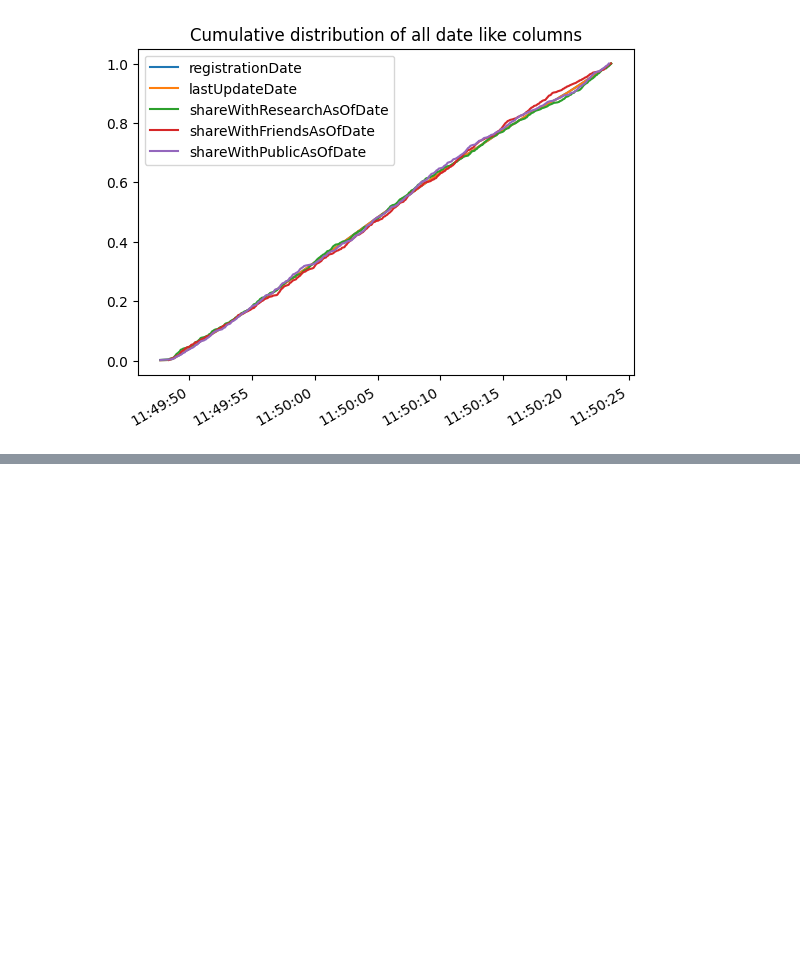
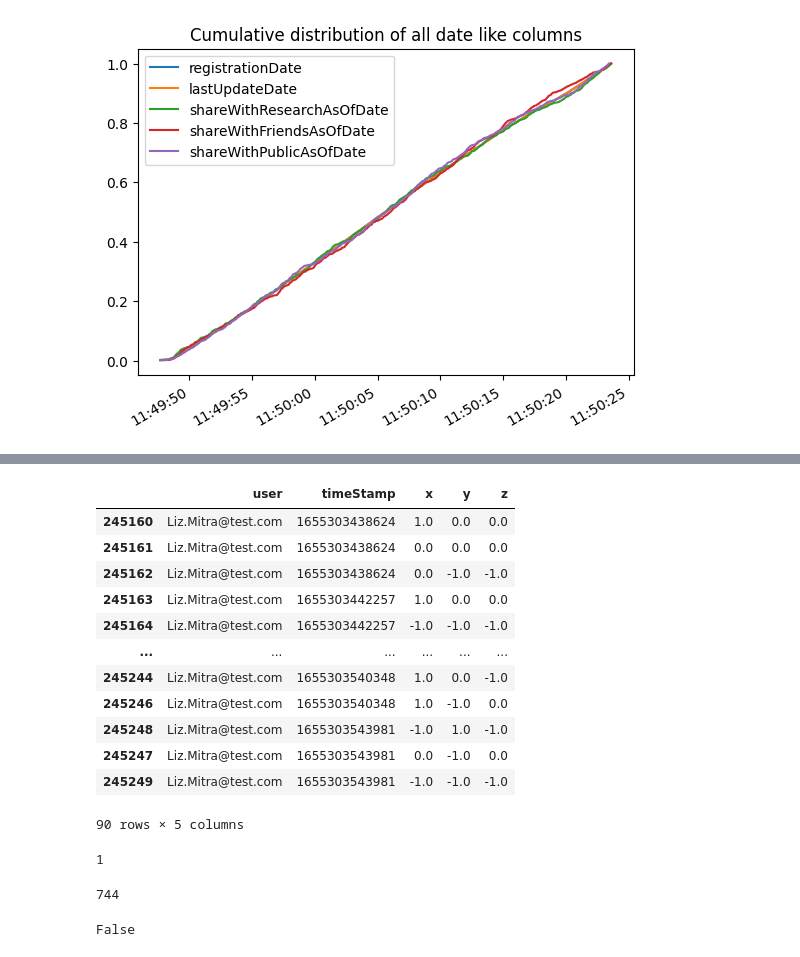
Before and after one commit to DecisioNaut/sparkling_lakes, a Jupyter notebook: cross_check.ipynb, the cells around one changed output, grey strips where cells are left out. Drawn from its saved outputs; the diff is of its cells as text; code cells hidden in the pictures; blank space fills up the shorter version.

```diff
--- a/cross_check.ipynb
+++ b/cross_check.ipynb
@@ -349,0 +359,32 @@ KeyboardInterrupt:
+# %%
+# How does such duplication look like?
+accelerometer_landing_df[accelerometer_landing_df["user"] == "Liz.Mitra@test.com"].sort_values("timeStamp")
+# %% [output]
+|  | user | timeStamp | x | y | z |
+| 245160 | Liz.Mitra@test.com | 1655303438624 | 1.0 | 0.0 | 0.0 |
+| 245161 | Liz.Mitra@test.com | 1655303438624 | 0.0 | 0.0 | 0.0 |
+| 245162 | Liz.Mitra@test.com | 1655303438624 | 0.0 | -1.0 | -1.0 |
+| 245163 | Liz.Mitra@test.com | 1655303442257 | 1.0 | 0.0 | 0.0 |
+| 245164 | Liz.Mitra@test.com | 1655303442257 | -1.0 | -1.0 | -1.0 |
+| ... | ... | ... | ... | ... | ... |
+| 245244 | Liz.Mitra@test.com | 1655303540348 | 1.0 | 0.0 | -1.0 |
+| 245246 | Liz.Mitra@test.com | 1655303540348 | 1.0 | -1.0 | 0.0 |
+| 245248 | Liz.Mitra@test.com | 1655303543981 | -1.0 | 1.0 | -1.0 |
+| 245247 | Liz.Mitra@test.com | 1655303543981 | 0.0 | -1.0 | 0.0 |
+| 245249 | Liz.Mitra@test.com | 1655303543981 | -1.0 | -1.0 | -1.0 |
+90 rows × 5 columns
+# %%
+# In fact is there any unique timestamp / user combination?
+(accelerometer_landing_df.groupby(["user", "timeStamp"])["x"].count() == 1).sum()
+# %% [output]
+1
+# %%
+# In fact is there any unique timestamp / user combination?
+(accelerometer_landing_df.drop_duplicates().groupby(["user", "timeStamp"])["x"].count() == 1).sum()
+# %% [output]
+744
+# %%
+# Are the users in the accelerometer data also all in the customer data?
+accelerometer_landing_df["user"].isin(customer_landing_df["email"]).all()
+# %% [output]
+False
```
Also changed, not shown: parts of 15 cells of this notebook.
